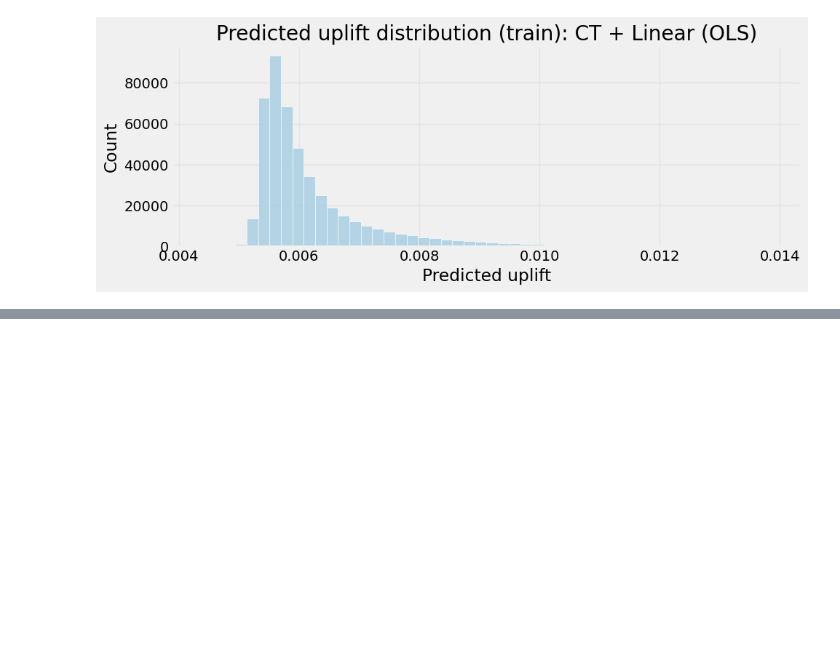
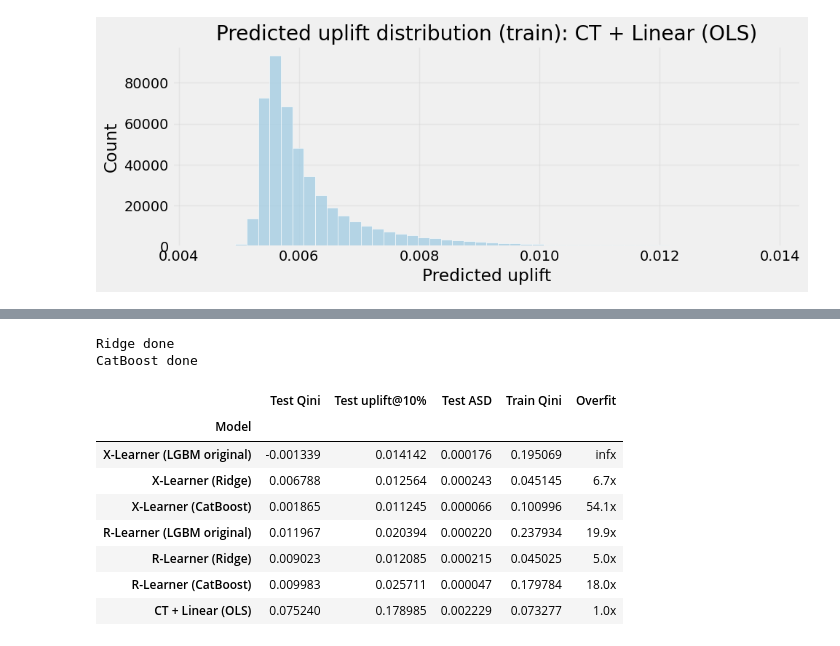
Before and after one commit to Xlemon5/lenta-uplift-modeling, a Jupyter notebook: modeling_core_models.ipynb, the cells around one changed output, grey strips where cells are left out. Cells and saved outputs as stored; diff of their text form; code cells hidden in the pictures; blank space fills up the shorter version.

```diff
--- a/modeling_core_models.ipynb
+++ b/modeling_core_models.ipynb
@@ -261,8 +249,8 @@ colors = {
     "S-Learner (interaction)": "#ff7f0e",
     "T-Learner (DDR)": "#2ca02c",
     "CT + Linear (OLS)": "#1f77b4",
-    "X-Learner (LGBM)": "#d62728",
-    "R-Learner (LGBM)": "#9467bd",
+    "X-Learner (Ridge)": "#d62728",
+    "R-Learner (Ridge)": "#9467bd",
 }
 
 fig, ax = plt.subplots(figsize=(10, 7))
@@ -272,7 +260,8 @@ for name, pred in predictions.items():
     x_vals, y_vals = qini_curve(y_test, pred, treatment_test)
     last_x, last_y = x_vals, y_vals
     auc = qini_auc_score(y_test, pred, treatment_test)
-    ax.plot(x_vals, y_vals, color=colors.get(name), linewidth=2, label=f"{name} ({auc:.4f})")
+    lw = 2.5 if name == "CT + Linear (OLS)" else 1.8
+    ax.plot(x_vals, y_vals, color=colors.get(name), linewidth=lw, label=f"{name} ({auc:.4f})")
 if last_x is not None:
     ax.plot([0, last_x[-1]], [0, last_y[-1]], color="gray", linestyle="--", linewidth=1.2, label="Random")
 ax.set_title("Qini curves (test)")
@@ -413,0 +649,67 @@ Min: 0.0044, Max: 0.0139
+# %%
+# ── Experiment 3: Ridge & CatBoost as base learners ─────────────────────────
+from sklearn.linear_model import Ridge
+from catboost import CatBoostRegressor
+
+# --- Ridge ---
+xl_ridge = BaseXRegressor(learner=Ridge(alpha=1.0))
+xl_ridge.fit(X=X_tr, treatment=t_tr, y=y_tr, p=p_train)
+xl_ridge_te = xl_ridge.predict(X=X_te, p=p_test).flatten()
+xl_ridge_tr = xl_ridge.predict(X=X_tr, p=p_train_full).flatten()
+
+rl_ridge = BaseRRegressor(learner=Ridge(alpha=1.0))
+rl_ridge.fit(X=X_tr, treatment=t_tr, y=y_tr, p=p_train)
+rl_ridge_te = rl_ridge.predict(X=X_te).flatten()
+rl_ridge_tr = rl_ridge.predict(X=X_tr).flatten()
+print("Ridge done")
+
+# --- CatBoost (moderate regularization) ---
+cb_params = dict(
+    iterations=200, depth=4, learning_rate=0.05,
+    l2_leaf_reg=10, min_data_in_leaf=200,
+    random_state=42, verbose=0,
+)
+
+xl_cb = BaseXRegressor(learner=CatBoostRegressor(**cb_params))
+xl_cb.fit(X=X_tr, treatment=t_tr, y=y_tr, p=p_train)
+xl_cb_te = xl_cb.predict(X=X_te, p=p_test).flatten()
+xl_cb_tr = xl_cb.predict(X=X_tr, p=p_train_full).flatten()
+
+rl_cb = BaseRRegressor(learner=CatBoostRegressor(**cb_params))
+rl_cb.fit(X=X_tr, treatment=t_tr, y=y_tr, p=p_train)
+rl_cb_te = rl_cb.predict(X=X_te).flatten()
+rl_cb_tr = rl_cb.predict(X=X_tr).flatten()
+print("CatBoost done")
+
+# --- Summary ---
+rows = []
+for label, te, tr in [
+    ("X-Learner (LGBM original)",  predictions["X-Learner (LGBM)"], predictions_train["X-Learner (LGBM)"]),
+    ("X-Learner (Ridge)",          xl_ridge_te, xl_ridge_tr),
+    ("X-Learner (CatBoost)",       xl_cb_te,    xl_cb_tr),
+    ("R-Learner (LGBM original)",  predictions["R-Learner (LGBM)"], predictions_train["R-Learner (LGBM)"]),
+    ("R-Learner (Ridge)",          rl_ridge_te, rl_ridge_tr),
+    ("R-Learner (CatBoost)",       rl_cb_te,    rl_cb_tr),
+    ("CT + Linear (OLS)",          predictions["CT + Linear (OLS)"], predictions_train["CT + Linear (OLS)"]),
+]:
+    m_te = evaluate_metrics(y_test, te, treatment_test)
+    m_tr = evaluate_metrics(y_train, tr, treatment_train)
+    q_te, q_tr = m_te["Qini AUC"], m_tr["Qini AUC"]
+    ratio = q_tr / q_te if q_te > 0 else float("inf")
+    rows.append({"Model": label, "Test Qini": q_te, "Test uplift@10%": m_te["uplift@10%"],
+                 "Test ASD": m_te["ASD"], "Train Qini": q_tr, "Overfit": f"{ratio:.1f}x"})
+
+comp3 = pd.DataFrame(rows).set_index("Model")
+display(comp3)
+# %% [output]
+Ridge done
+CatBoost done
+|  | Test Qini | Test uplift@10% | Test ASD | Train Qini | Overfit |
+| Model |  |  |  |  |  |
+| X-Learner (LGBM original) | -0.001339 | 0.014142 | 0.000176 | 0.195069 | infx |
+| X-Learner (Ridge) | 0.006788 | 0.012564 | 0.000243 | 0.045145 | 6.7x |
+| X-Learner (CatBoost) | 0.001865 | 0.011245 | 0.000066 | 0.100996 | 54.1x |
+| R-Learner (LGBM original) | 0.011967 | 0.020394 | 0.000220 | 0.237934 | 19.9x |
+| R-Learner (Ridge) | 0.009023 | 0.012085 | 0.000215 | 0.045025 | 5.0x |
+| R-Learner (CatBoost) | 0.009983 | 0.025711 | 0.000047 | 0.179784 | 18.0x |
+| CT + Linear (OLS) | 0.075240 | 0.178985 | 0.002229 | 0.073277 | 1.0x |
```
Also changed, not shown: parts of 9 cells of this notebook, 2 other files.
